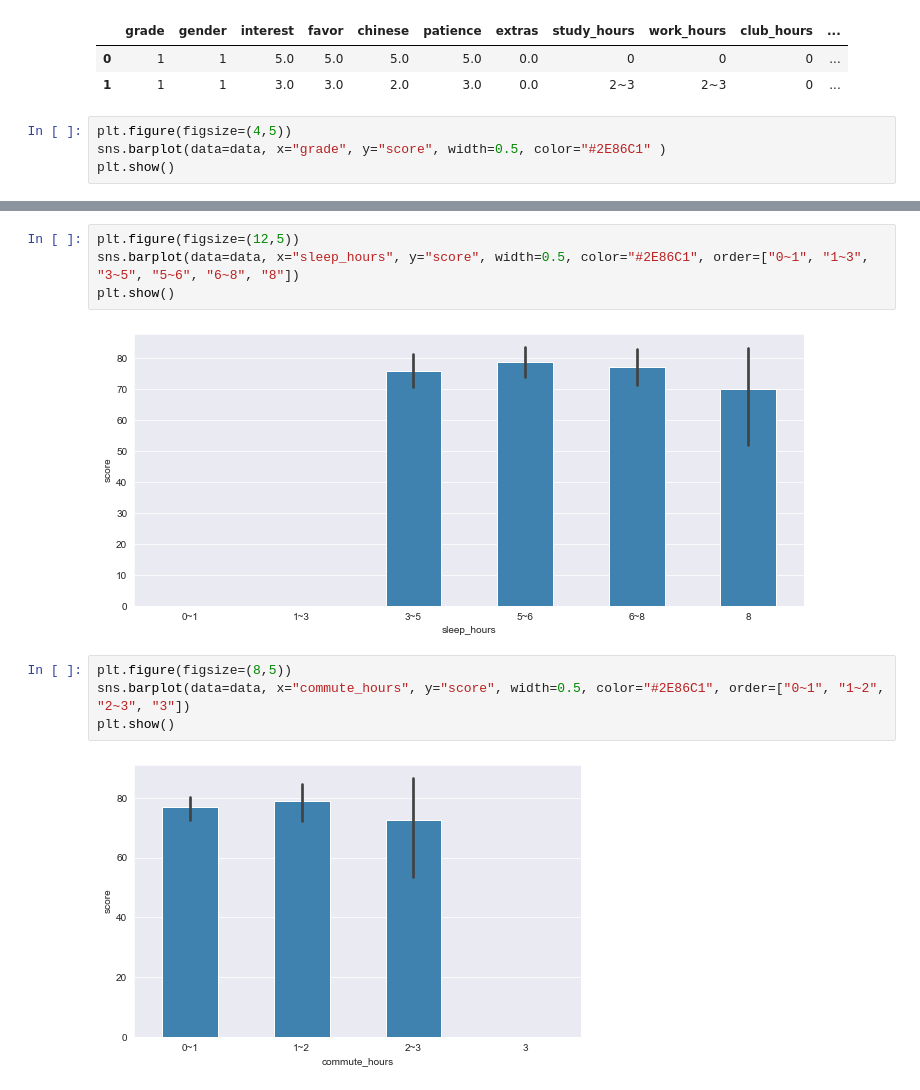
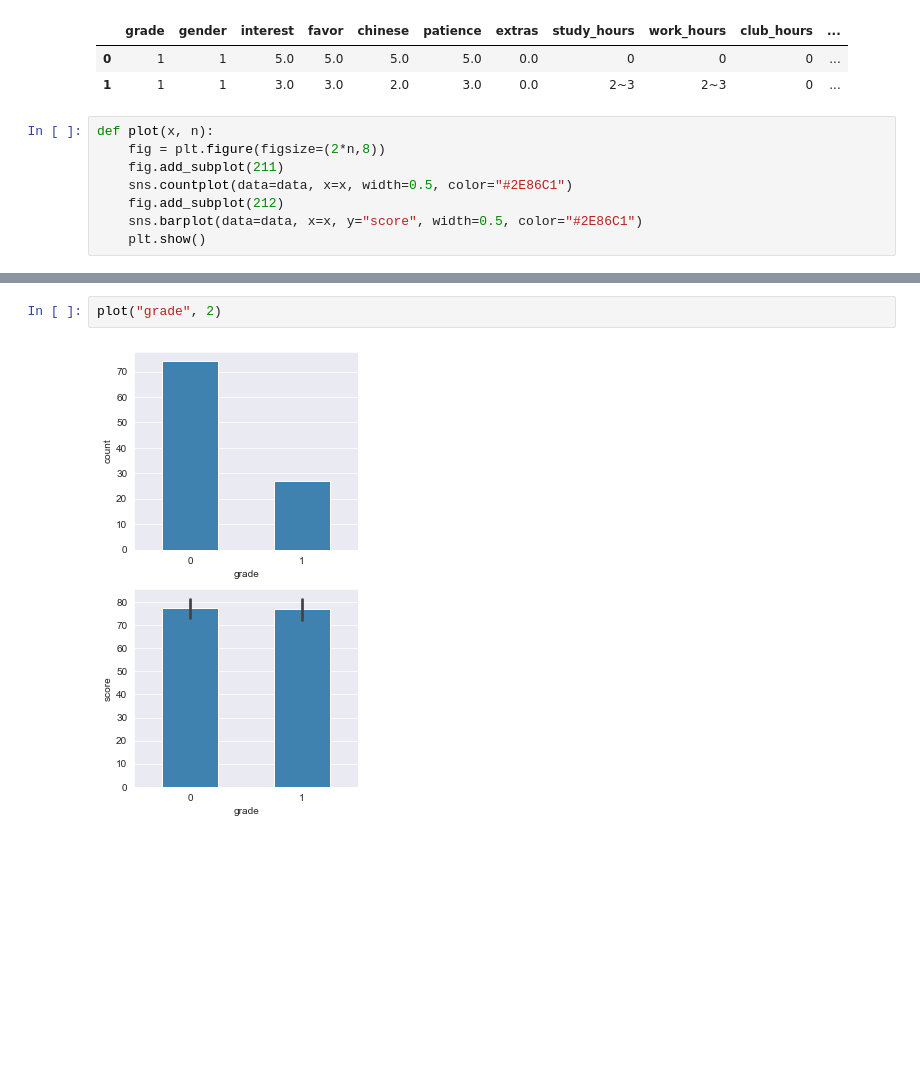
Before and after one commit to doggydoggy0101/math_project, a Jupyter notebook: regression_analysis/group_project/dataPlot.ipynb, the cells around one changed output, grey strips where cells are left out. Saved outputs shown, nothing was run; the diff lists cells and outputs as text; blank space fills up the shorter version.

```diff
--- a/regression_analysis/group_project/dataPlot.ipynb
+++ b/regression_analysis/group_project/dataPlot.ipynb
@@ -29,6 +29,10 @@ data.head(2)
 | 0 | 1 | 1 | 5.0 | 5.0 | 5.0 | 5.0 | 0.0 | 0 | 0 | 0 | ... |
 | 1 | 1 | 1 | 3.0 | 3.0 | 2.0 | 3.0 | 0.0 | 2~3 | 2~3 | 0 | ... |
 # %%
-plt.figure(figsize=(4,5))
-sns.barplot(data=data, x="grade", y="score", width=0.5, color="#2E86C1" )
-plt.show()
+def plot(x, n):
+    fig = plt.figure(figsize=(2*n,8))
+    fig.add_subplot(211)
+    sns.countplot(data=data, x=x, width=0.5, color="#2E86C1")
+    fig.add_subplot(212)
+    sns.barplot(data=data, x=x, y="score", width=0.5, color="#2E86C1")
+    plt.show()
@@ -91,12 +39,4 @@ plt.show()
-# %%
-plt.figure(figsize=(12,5))
-sns.barplot(data=data, x="sleep_hours", y="score", width=0.5, color="#2E86C1", order=["0~1", "1~3", "3~5", "5~6", "6~8", "8"])
-plt.show()
-# %% [output]
-[figure, removed]
-# %%
-plt.figure(figsize=(8,5))
-sns.barplot(data=data, x="commute_hours", y="score", width=0.5, color="#2E86C1", order=["0~1", "1~2", "2~3", "3"])
-plt.show()
-# %% [output]
-[figure, removed]
+# %%
+plot("grade", 2)
+# %% [output]
+[figure, added]
```
Also changed, not shown: parts of 21 cells of this notebook.
